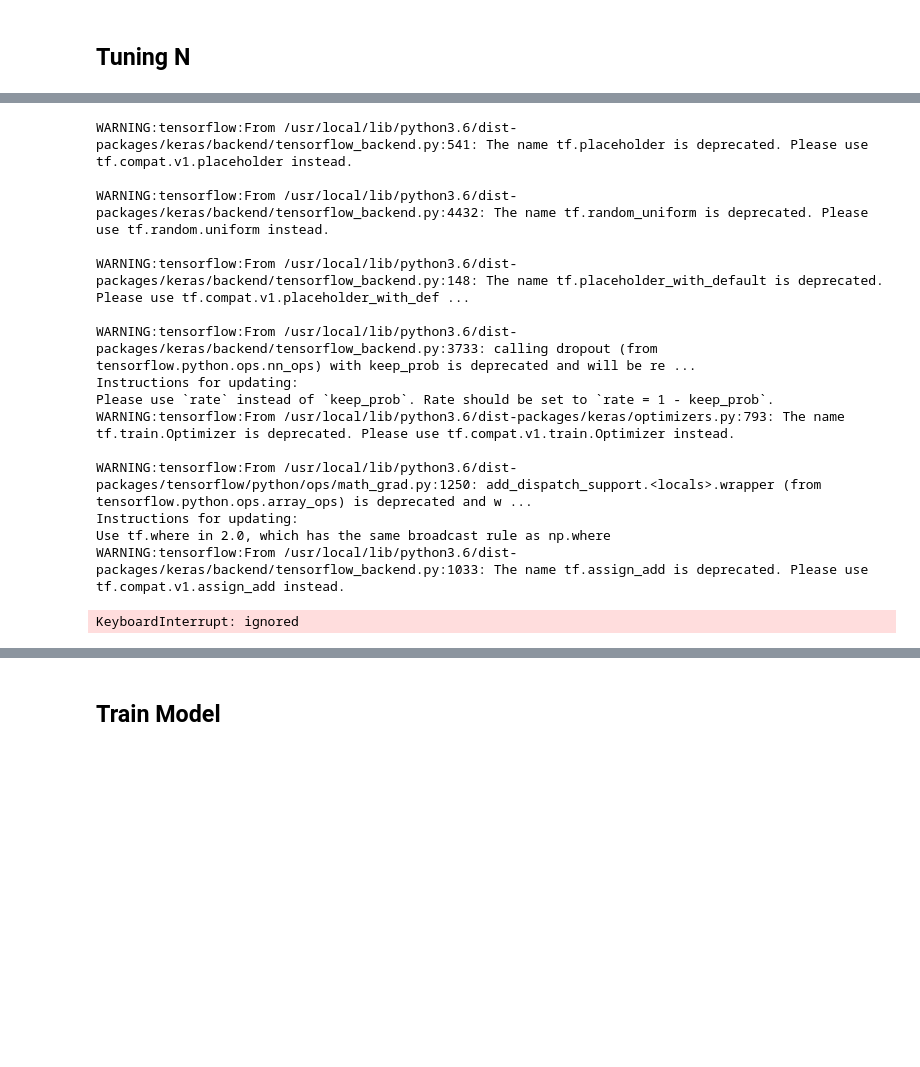
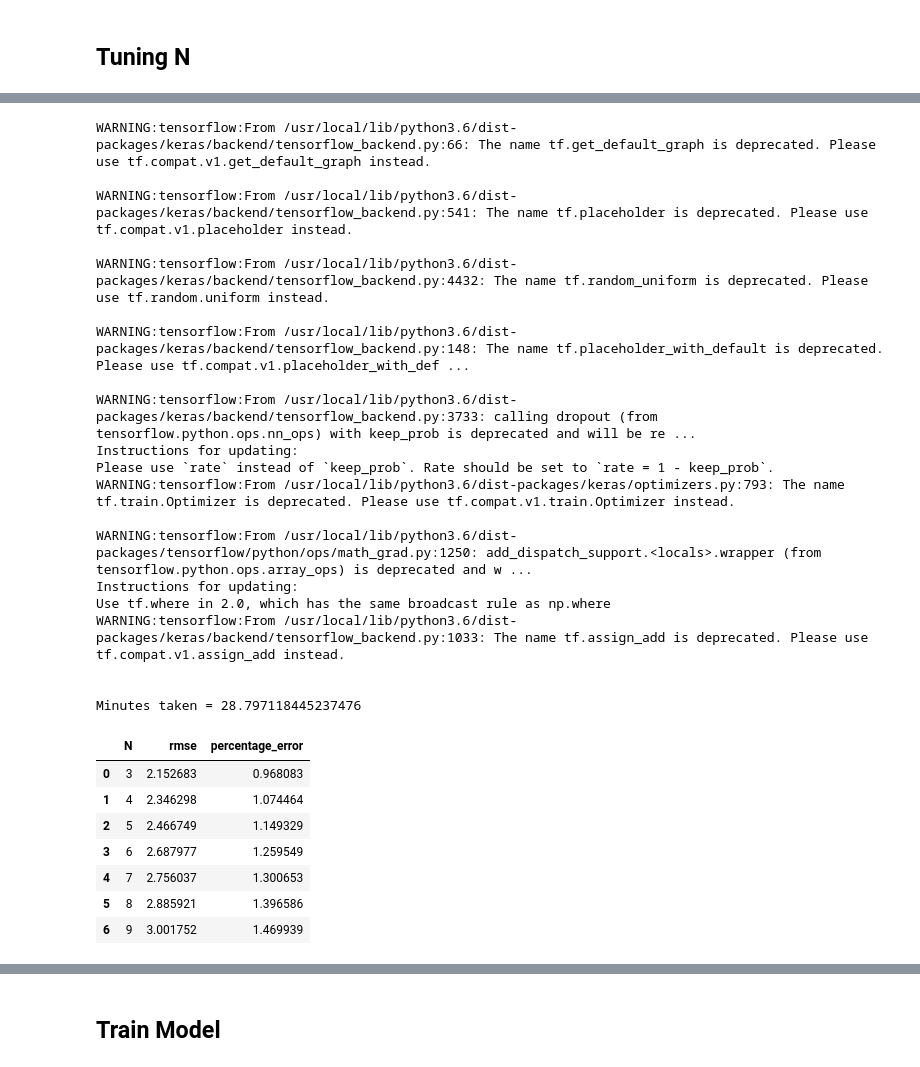
Before and after one commit to akshata29/stock_prediction, a Jupyter notebook: Stock_prediction_using_LSTM.ipynb, the cells around one changed output, grey strips where cells are left out. Drawn from its saved outputs; the diff is of its cells as text; code cells hidden in the pictures; blank space fills up the shorter version.

```diff
--- a/Stock_prediction_using_LSTM.ipynb
+++ b/Stock_prediction_using_LSTM.ipynb
@@ -159,37 +161,49 @@ for N in tqdm_notebook(N_list):
     model.add(Dropout(dropout_prob))
     model.add(Dense(1))
     model.compile(loss='mean_squared_error', optimizer=optimizer)
-    model.fit(x_train_scaled, y_train_scaled, epochs=20, batch_size=batch_size, verbose=0)
+    model.fit(x_train_scaled, y_train_scaled, epochs=40, batch_size=batch_size, verbose=0)
     est_scaled = model.predict(x_test_scaled)
     est = (est_scaled * np.array(std_test).reshape(-1,1)) + np.array(mu_test).reshape(-1,1)
     rmse = math.sqrt(mean_squared_error(y_test, est))
     p_error = get_percentage_error(y_test, est)
 
     error['N'].append(N)
     error['rmse'].append(rmse)
     error['percentage_error'].append(p_error)
 toc = time.time()
 error = pd.DataFrame(error)
 print("Minutes taken = " + str((toc-tic)/60.0))
 error
 # %% [output]
 [interactive output not drawn]
+WARNING:tensorflow:From /usr/local/lib/python3.6/dist-packages/keras/backend/tensorflow_backend.py:66: The name tf.get_default_graph is deprecated. Please use tf.compat.v1.get_default_graph instead.
+
 WARNING:tensorflow:From /usr/local/lib/python3.6/dist-packages/keras/backend/tensorflow_backend.py:541: The name tf.placeholder is deprecated. Please use tf.compat.v1.placeholder instead.
 
 WARNING:tensorflow:From /usr/local/lib/python3.6/dist-packages/keras/backend/tensorflow_backend.py:4432: The name tf.random_uniform is deprecated. Please use tf.random.uniform instead.
 
 WARNING:tensorflow:From /usr/local/lib/python3.6/dist-packages/keras/backend/tensorflow_backend.py:148: The name tf.placeholder_with_default is deprecated. Please use tf.compat.v1.placeholder_with_def ...
 
 WARNING:tensorflow:From /usr/local/lib/python3.6/dist-packages/keras/backend/tensorflow_backend.py:3733: calling dropout (from tensorflow.python.ops.nn_ops) with keep_prob is deprecated and will be re ...
 Instructions for updating:
 Please use `rate` instead of `keep_prob`. Rate should be set to `rate = 1 - keep_prob`.
 WARNING:tensorflow:From /usr/local/lib/python3.6/dist-packages/keras/optimizers.py:793: The name tf.train.Optimizer is deprecated. Please use tf.compat.v1.train.Optimizer instead.
 
 WARNING:tensorflow:From /usr/local/lib/python3.6/dist-packages/tensorflow/python/ops/math_grad.py:1250: add_dispatch_support.<locals>.wrapper (from tensorflow.python.ops.array_ops) is deprecated and w ...
 Instructions for updating:
 Use tf.where in 2.0, which has the same broadcast rule as np.where
 WARNING:tensorflow:From /usr/local/lib/python3.6/dist-packages/keras/backend/tensorflow_backend.py:1033: The name tf.assign_add is deprecated. Please use tf.compat.v1.assign_add instead.
+
+
+Minutes taken = 28.797118445237476
-KeyboardInterrupt: ignored
+|  | N | rmse | percentage_error |
+| 0 | 3 | 2.152683 | 0.968083 |
+| 1 | 4 | 2.346298 | 1.074464 |
+| 2 | 5 | 2.466749 | 1.149329 |
+| 3 | 6 | 2.687977 | 1.259549 |
+| 4 | 7 | 2.756037 | 1.300653 |
+| 5 | 8 | 2.885921 | 1.396586 |
+| 6 | 9 | 3.001752 | 1.469939 |
 # %%
 rcParams['figure.figsize'] = 10, 8
 
```
Also changed, not shown: parts of 13 cells of this notebook.
